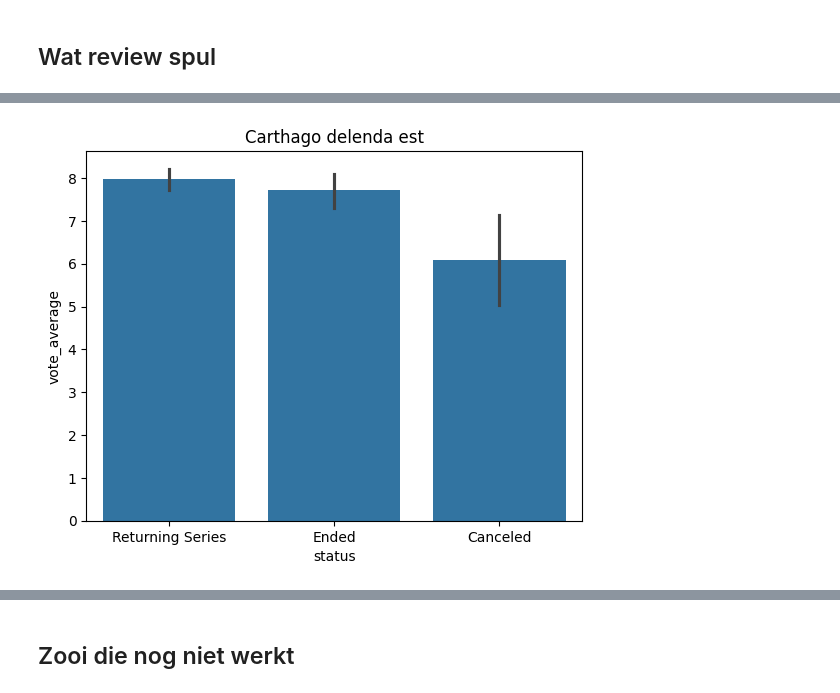
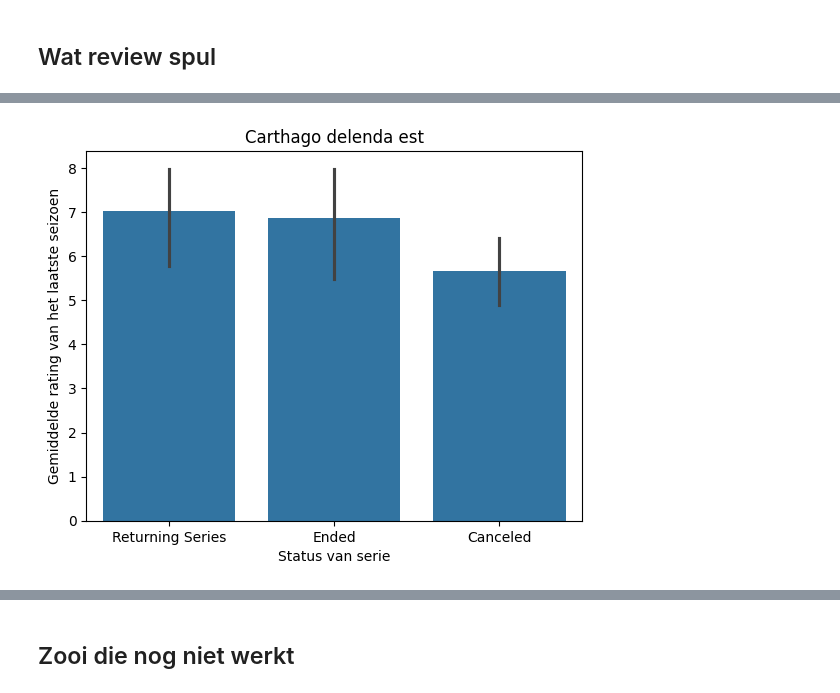
Before and after one commit to Tijnwy/DataIII, a Jupyter notebook: api.ipynb, the cells around one changed output, grey strips where cells are left out. Cells and saved outputs as stored; diff of their text form; code cells hidden in the pictures.

Commit message:
final_season_ratings gefixt, als het goed is, moet nog checken voor alle shows maar daar heb ik nu geen zin in :)

```diff
--- a/api.ipynb
+++ b/api.ipynb
@@ -36,7 +36,7 @@ def get_netflix_shows():
         params = {
             "api_key": API_KEY,
             "with_networks": 213,  # Omdat we specifiek onderzoek doen naar Netflix shows, gebruiken we standaard het id van Netflix
-            "sort_by": "popularity.desc", # Dit is meer voor tijdens het testen zodat de eerste pagina sowieso bekende shows bevat
+            "sort_by": "popularity.desc", # Dit is meer voor tijdens het testen zodat de eerste pagina sowieso bekende shows bevat. Alles inladen tijdens testen duurt te lang.
             "page": page
         }
         response = requests.get(url, params=params)
@@ -79,30 +79,21 @@ def get_season_data(series_id, season_number, new_data):
     params = {"api_key": API_KEY}
     response = requests.get(url, params=params)
 
-    rating = response.json().get(new_data)
-
-    # if rating == 0.0:
-    #     print('test1   ' + str(rating))
-    #     season_number = season_number - 1
-    #     response = requests.get(url, params=params)
-    #     rating = response.json().get(new_data)
-    #     print('test2   ' + str(rating))
-
-    return rating
+    return response.json().get(new_data)
 # %%
 netflix_shows = get_netflix_shows()
 # %%
+# De volgorde va nde kolommen in het dataframe wordt hiermee bepaald. Maakt alles wat overzichtelijker.
+columnList = ['name', 'id', 'number_of_seasons', 'status', 'vote_average']
 
-df = pd.DataFrame(netflix_shows, columns=['name', 'id', 'vote_average']).set_index('name')
+df = pd.DataFrame(netflix_shows, columns=columnList).set_index('name')
 df['status'] = df['id'].apply(get_show_data, new_data='status')
 df['number_of_seasons'] = df['id'].apply(get_show_data, new_data='number_of_seasons')
+df['final_season_rating'] = df.apply(lambda x: get_season_data(x.id, x.number_of_seasons, new_data='vote_average'), axis=1)
+# 'Returning Series' hebben vaak een nog niet beoordeeld seizoen. Loop hier nog een keer overheen en vervang de rating met die van het een-na-laatste seizoen.
+df.loc[(df['status'] == 'Returning Series') & (df['final_season_rating'] == 0.0), 'final_season_rating'] = df.apply(lambda x: get_season_data(x.id, x.number_of_seasons - 1, new_data='vote_average'), axis=1)
 
-# check get season data voor de status. 'Returning Series' hebben vaak een nog niet beoordeeld seizoen.
-df['final_season_rating'] = df.apply(lambda x: get_season_data(x.id, x.number_of_seasons, new_data='vote_average'), axis=1)
-
-# fucking tyfus ding werkt nog steeds niet
-if (df['status'].str.contains('Returning Series').any()) & (df['final_season_rating'].isnull().any()):
-    df['final_season_rating'] = df.apply(lambda x: get_season_data(x.id, x.number_of_seasons - 1, new_data='vote_average'), axis=1)
-
+# We ronden alle ratings op een enkel kommagetal af.
+df = df.round(1)
 df.head(3)
 # %% [output]
@@ -234,7 +220,9 @@ memory usage: 1.9+ KB
 # %%
 # Gemiddelde rating per seizoen van alle series
-sns.barplot(df, x='status', y='vote_average')
+sns.barplot(df, x='status', y='final_season_rating')
 plt.title('Carthago delenda est')
+plt.ylabel('Gemiddelde rating van het laatste seizoen')
+plt.xlabel('Status van serie')
 plt.show()
 # %% [output]
-[figure, old version]
+[figure, new version]
```
Also changed, not shown: parts of 14 cells of this notebook.
